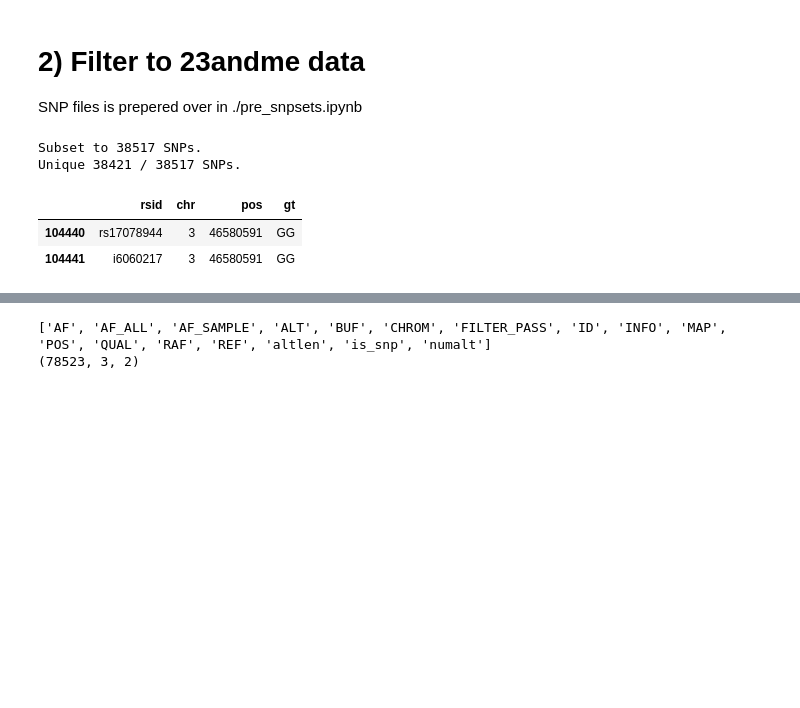
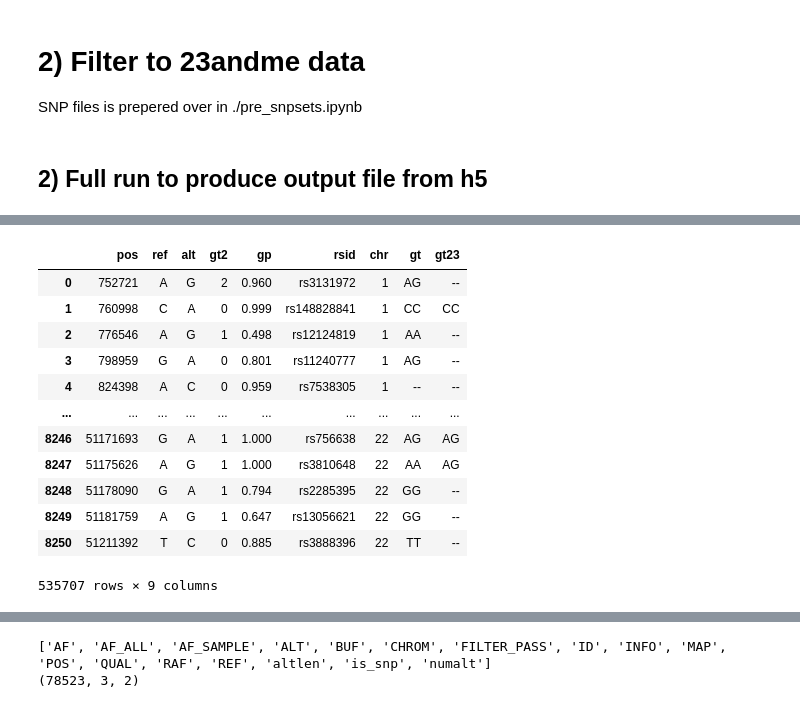
Before and after one commit to hringbauer/gedmatch_prep, a Jupyter notebook: process_imputed.ipynb, the cells around one changed output, grey strips where cells are left out. Saved outputs shown, nothing was run; the diff lists cells and outputs as text; code cells hidden in the pictures; blank space fills up the shorter version.

Commit message:
Produce 23andme data function finished

```diff
--- a/process_imputed.ipynb
+++ b/process_imputed.ipynb
@@ -47,13 +36,0 @@ Here: Try 1240k
-# %%
-%%time
-
-for ch in range(1,22):
-    print(f"Running Chromosome {ch}...")
-
-    in_vcf_path = "/mnt/archgen/users/hringbauer/brienzi/data/splitbam/Brienzi.trio.lib.vcf.gz"
-    marker_path = f"/mnt/archgen/users/hringbauer/data/1240kSNPs/bcftools_ch{ch}.csv"
-    out_vcf_path = f"/mnt/archgen/users/hringbauer/brienzi/data/vcf1240k.imputed/v{v}.imputed.ch{ch}.vcf.gz"
-
-    !bcftools view -Oz -o {out_vcf_path} -T {marker_path} -M2 -v snps {in_vcf_path}
-    print("Indexing...")
-    !bcftools index {out_vcf_path}
@@ -162,21 +100,3 @@ Wall time: 47min 22s
 # %% [markdown]
 # 2) Filter to 23andme data
 SNP files is prepered over in ./pre_snpsets.ipynb
-# %%
-ch = 3
-
-path_23tsv ="/mnt/archgen/users/hringbauer/git/gedmatch_prep/data/23andme/snps.tsv"
-df = pd.read_csv(path_23tsv, sep="\t", low_memory=False)
-
-df_ch = df[df["chr"]==str(ch)] # 23andme SNP file for Chr
-print(f"Subset to {len(df_ch)} SNPs. ")
-print(f"Unique {len(set(df_ch.pos))} / {len(df_ch)} SNPs. ")
-# %% [output]
-Subset to 38517 SNPs.
-Unique 38421 / 38517 SNPs.
-# %%
-df_ch[df_ch["pos"]==46580591]
-# %% [output]
-|  | rsid | chr | pos | gt |
-| 104440 | rs17078944 | 3 | 46580591 | GG |
-| 104441 | i6060217 | 3 | 46580591 | GG |
@@ -182,0 +238,8 @@ df_ch[df_ch["pos"]==46580591]
+# %% [markdown]
+## 2) Full run to produce output file from h5
+# %%
+generate_23_from_h5(chs =range(1,23), iid_idx=0, output=False, maxgp=0.99,
+        h5_path = f"/mnt/archgen/users/hringbauer/brienzi/data/h5.imputed.23andme/v0.2.imputed.",
+        path_23tsv='/mnt/archgen/users/hringbauer/git/gedmatch_prep/data/23andme/snps.tsv',
+        savepath ="/mnt/archgen/users/hringbauer/git/gedmatch_prep/output/brienzi/brienzi.flag99.txt")
+# %% [output]
@@ -182,0 +248,13 @@ df_ch[df_ch["pos"]==46580591]
+|  | pos | ref | alt | gt2 | gp | rsid | chr | gt | gt23 |
+| 0 | 752721 | A | G | 2 | 0.960 | rs3131972 | 1 | AG | -- |
+| 1 | 760998 | C | A | 0 | 0.999 | rs148828841 | 1 | CC | CC |
+| 2 | 776546 | A | G | 1 | 0.498 | rs12124819 | 1 | AA | -- |
+| 3 | 798959 | G | A | 0 | 0.801 | rs11240777 | 1 | AG | -- |
+| 4 | 824398 | A | C | 0 | 0.959 | rs7538305 | 1 | -- | -- |
+| ... | ... | ... | ... | ... | ... | ... | ... | ... | ... |
+| 8246 | 51171693 | G | A | 1 | 1.000 | rs756638 | 22 | AG | AG |
+| 8247 | 51175626 | A | G | 1 | 1.000 | rs3810648 | 22 | AA | AG |
+| 8248 | 51178090 | G | A | 1 | 0.794 | rs2285395 | 22 | GG | -- |
+| 8249 | 51181759 | A | G | 1 | 0.647 | rs13056621 | 22 | GG | -- |
+| 8250 | 51211392 | T | C | 0 | 0.885 | rs3888396 | 22 | TT | -- |
+535707 rows × 9 columns
```
Also changed, not shown: parts of 30 cells of this notebook, 3 other files.
